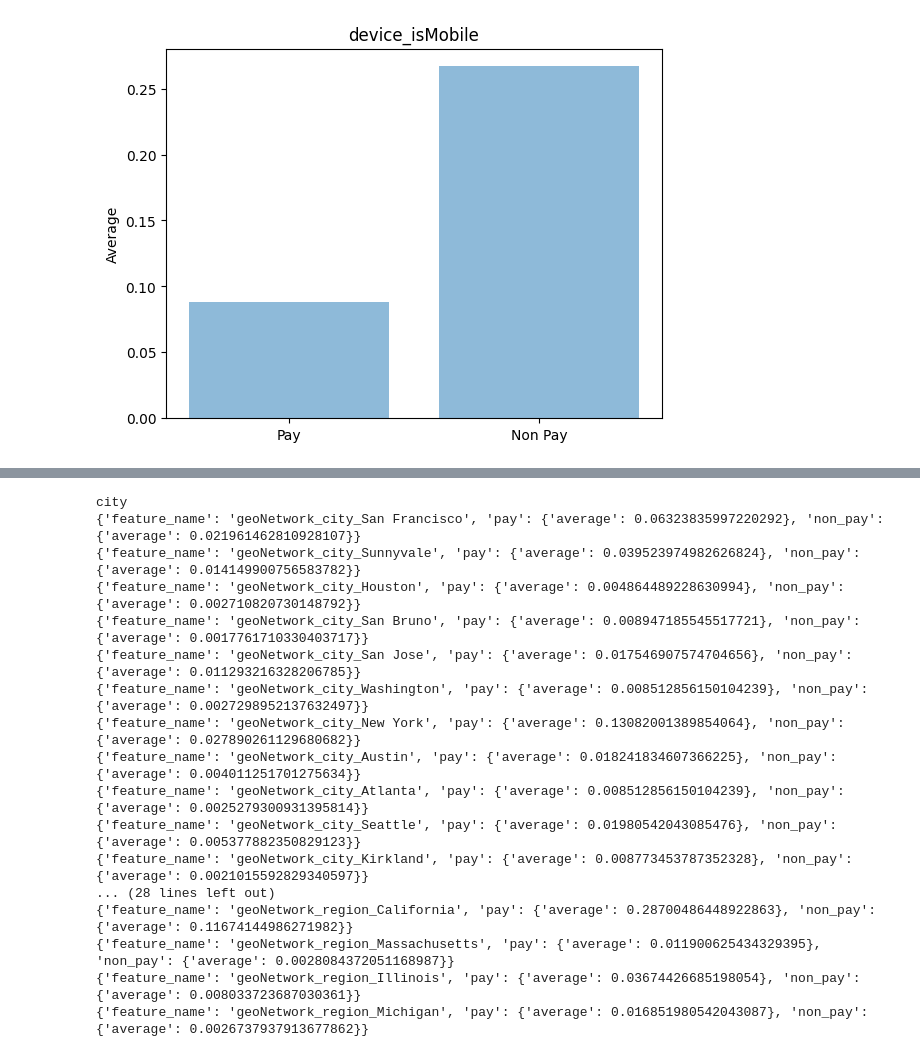
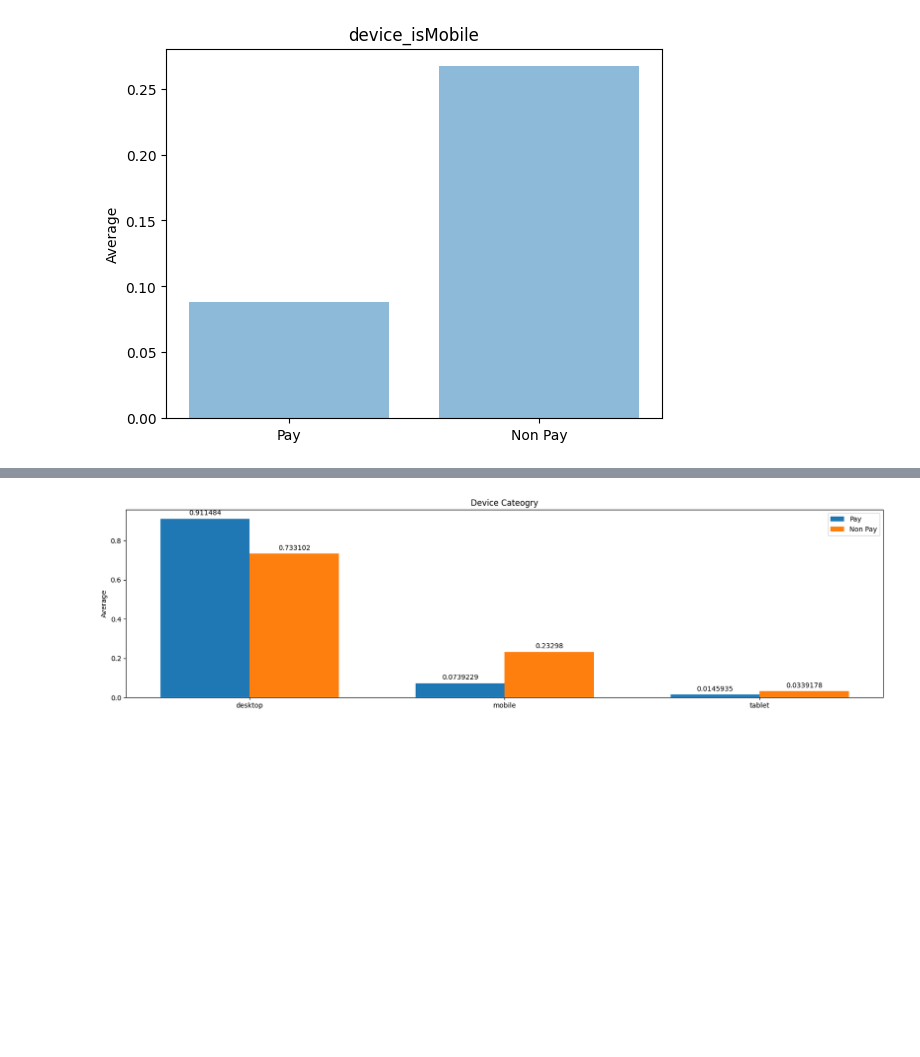
Before and after one commit to thymenyj/samsung, a Jupyter notebook: jupyter/app/feature_analysis.ipynb, the cells around one changed output, grey strips where cells are left out. Cells and saved outputs as stored; diff of their text form; code cells hidden in the pictures; blank space fills up the shorter version.

```diff
--- a/jupyter/app/feature_analysis.ipynb
+++ b/jupyter/app/feature_analysis.ipynb
@@ -378,21 +364,13 @@ plot_grouped_bar_chart(paying_visitor_dataframe, non_paying_visitor_dataframe, c
 # %%
-get_geo_network_city_feature_stats(paying_visitor_dataframe, non_paying_visitor_dataframe)
+column_names = [
+        "device_deviceCategory_desktop",
+        "device_deviceCategory_mobile",
+        "device_deviceCategory_tablet"
+]
+part_to_strip = "device_deviceCategory_"
+title = "Device Cateogry"
+
+plot_grouped_bar_chart(paying_visitor_dataframe, non_paying_visitor_dataframe, column_names, part_to_strip, title)
 # %% [output]
-city
-{'feature_name': 'geoNetwork_city_San Francisco', 'pay': {'average': 0.06323835997220292}, 'non_pay': {'average': 0.021961462810928107}}
-{'feature_name': 'geoNetwork_city_Sunnyvale', 'pay': {'average': 0.039523974982626824}, 'non_pay': {'average': 0.014149900756583782}}
-{'feature_name': 'geoNetwork_city_Houston', 'pay': {'average': 0.004864489228630994}, 'non_pay': {'average': 0.002710820730148792}}
-{'feature_name': 'geoNetwork_city_San Bruno', 'pay': {'average': 0.008947185545517721}, 'non_pay': {'average': 0.0017761710330403717}}
-{'feature_name': 'geoNetwork_city_San Jose', 'pay': {'average': 0.017546907574704656}, 'non_pay': {'average': 0.011293216328206785}}
-{'feature_name': 'geoNetwork_city_Washington', 'pay': {'average': 0.008512856150104239}, 'non_pay': {'average': 0.0027298952137632497}}
-{'feature_name': 'geoNetwork_city_New York', 'pay': {'average': 0.13082001389854064}, 'non_pay': {'average': 0.027890261129680682}}
-{'feature_name': 'geoNetwork_city_Austin', 'pay': {'average': 0.018241834607366225}, 'non_pay': {'average': 0.004011251701275634}}
-{'feature_name': 'geoNetwork_city_Atlanta', 'pay': {'average': 0.008512856150104239}, 'non_pay': {'average': 0.0025279300931395814}}
-{'feature_name': 'geoNetwork_city_Seattle', 'pay': {'average': 0.01980542043085476}, 'non_pay': {'average': 0.005377882350829123}}
-{'feature_name': 'geoNetwork_city_Kirkland', 'pay': {'average': 0.008773453787352328}, 'non_pay': {'average': 0.0021015592829340597}}
-... (28 lines left out)
-{'feature_name': 'geoNetwork_region_California', 'pay': {'average': 0.28700486448922863}, 'non_pay': {'average': 0.11674144986271982}}
-{'feature_name': 'geoNetwork_region_Massachusetts', 'pay': {'average': 0.011900625434329395}, 'non_pay': {'average': 0.0028084372051168987}}
-{'feature_name': 'geoNetwork_region_Illinois', 'pay': {'average': 0.03674426685198054}, 'non_pay': {'average': 0.008033723687030361}}
-{'feature_name': 'geoNetwork_region_Michigan', 'pay': {'average': 0.016851980542043087}, 'non_pay': {'average': 0.0026737937913677862}}
+[figure, added]
 # %%
```
Also changed, not shown: parts of 6 cells of this notebook.
